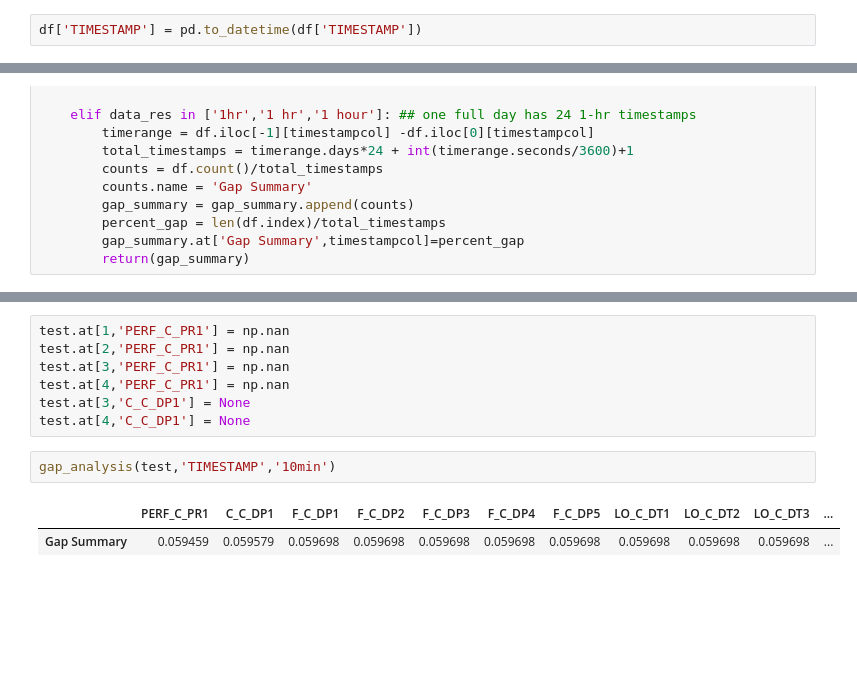
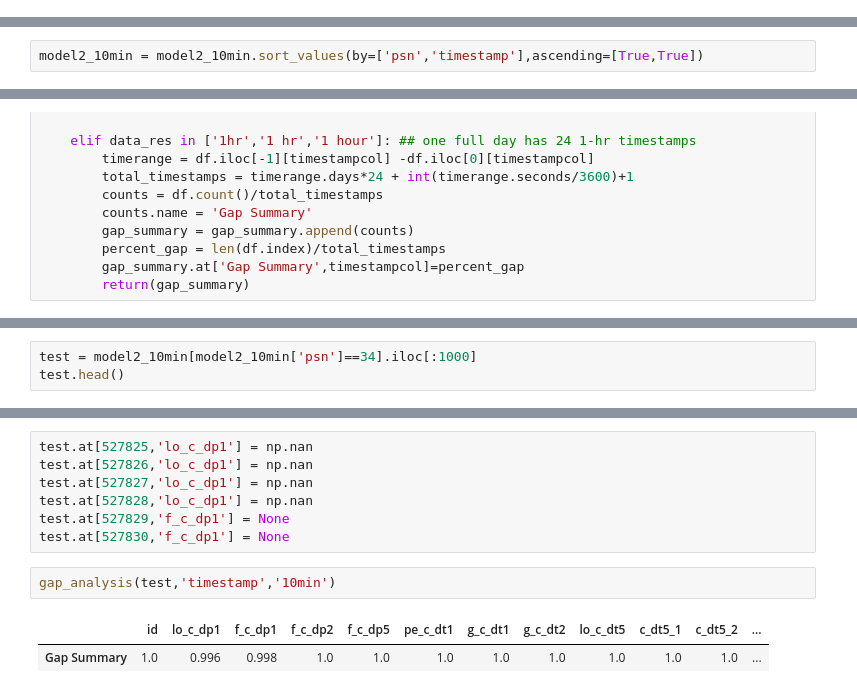
Before and after one commit to j-goldsmith/TurbineTimeSeries.EDA, a Jupyter notebook: eda/Gap analysis.ipynb, the cells around one changed output, grey strips where cells are left out. Drawn from its saved outputs; the diff is of its cells as text; blank space fills up the shorter version.

```diff
--- a/eda/Gap analysis.ipynb
+++ b/eda/Gap analysis.ipynb
@@ -151,2 +12,0 @@ dtype: float64
-# %%
-df['TIMESTAMP'] = pd.to_datetime(df['TIMESTAMP'])
@@ -193,3 +13,5 @@ fulltime = fulltime.set_index('TIMESTAMP')
+# %%
+model2_10min = model2_10min.sort_values(by=['psn','timestamp'],ascending=[True,True])
 # %%
 def gap_analysis(df,timestampcol,data_res):
     gap_summary = pd.DataFrame(columns=df.columns.values)
@@ -229,0 +48,3 @@ test.head()
+# %%
+test = model2_10min[model2_10min['psn']==34].iloc[:1000]
+test.head()
@@ -230,12 +58,12 @@ test.head()
 # %%
-test.at[1,'PERF_C_PR1'] = np.nan
-test.at[2,'PERF_C_PR1'] = np.nan
-test.at[3,'PERF_C_PR1'] = np.nan
-test.at[4,'PERF_C_PR1'] = np.nan
-test.at[3,'C_C_DP1'] = None
-test.at[4,'C_C_DP1'] = None
+test.at[527825,'lo_c_dp1'] = np.nan
+test.at[527826,'lo_c_dp1'] = np.nan
+test.at[527827,'lo_c_dp1'] = np.nan
+test.at[527828,'lo_c_dp1'] = np.nan
+test.at[527829,'f_c_dp1'] = None
+test.at[527830,'f_c_dp1'] = None
 # %%
-gap_analysis(test,'TIMESTAMP','10min')
+gap_analysis(test,'timestamp','10min')
 # %% [output]
-|  | PERF_C_PR1 | C_C_DP1 | F_C_DP1 | F_C_DP2 | F_C_DP3 | F_C_DP4 | F_C_DP5 | LO_C_DT1 | LO_C_DT2 | LO_C_DT3 | ... |
-| Gap Summary | 0.059459 | 0.059579 | 0.059698 | 0.059698 | 0.059698 | 0.059698 | 0.059698 | 0.059698 | 0.059698 | 0.059698 | ... |
+|  | id | lo_c_dp1 | f_c_dp1 | f_c_dp2 | f_c_dp5 | pe_c_dt1 | g_c_dt1 | g_c_dt2 | lo_c_dt5 | c_dt5_1 | c_dt5_2 | ... |
+| Gap Summary | 1.0 | 0.996 | 0.998 | 1.0 | 1.0 | 1.0 | 1.0 | 1.0 | 1.0 | 1.0 | 1.0 | ... |
```
Also changed, not shown: parts of 29 cells of this notebook.
